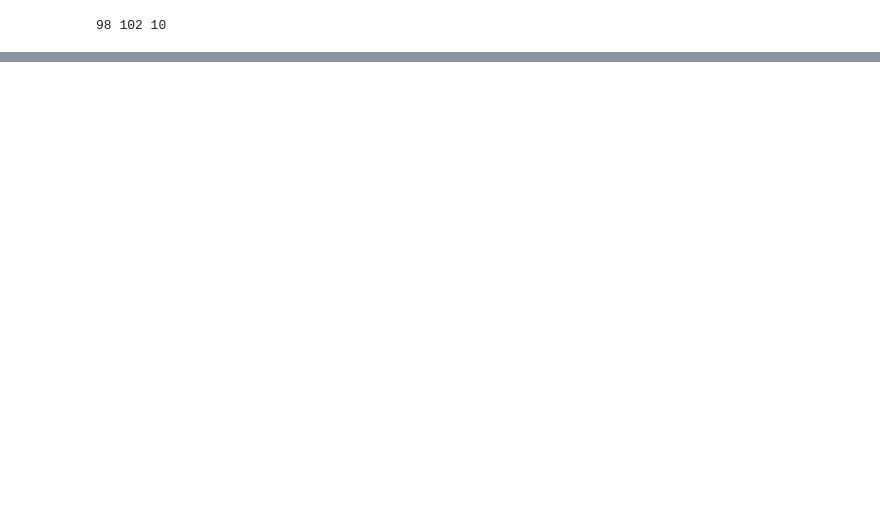
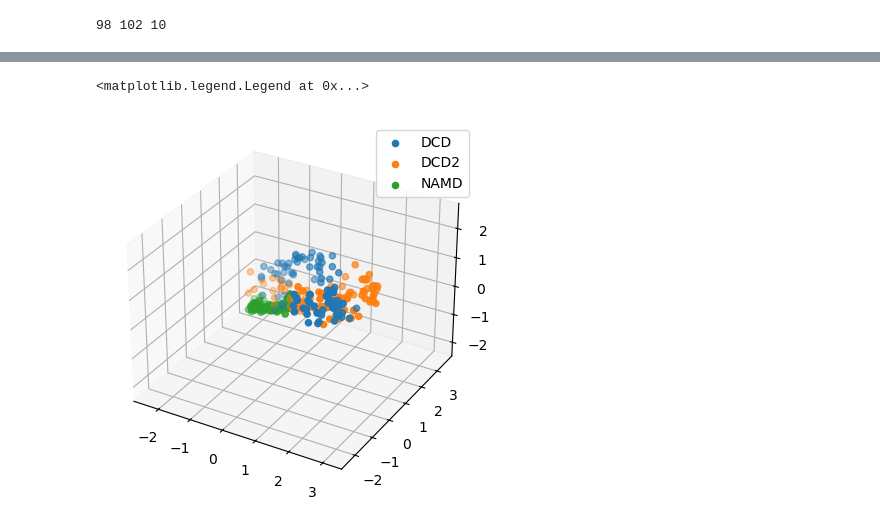
Before and after one commit to yuyuan871111/QMUL_HPC_note_w_MDAnalysis, a Jupyter notebook: Tutorial_notebook/Tutorial07_TrajSimilar.ipynb, the cells around one changed output, grey strips where cells are left out. Saved outputs shown, nothing was run; the diff lists cells and outputs as text; code cells hidden in the pictures; blank space fills up the shorter version.

```diff
--- a/Tutorial_notebook/Tutorial07_TrajSimilar.ipynb
+++ b/Tutorial_notebook/Tutorial07_TrajSimilar.ipynb
@@ -254,0 +414,11 @@ print("stds: \n", stds)
+# %%
+reduced1 = details1['reduced_coordinates'][0]
+
+rdfig1 = plt.figure()
+rdax1 = rdfig1.add_subplot(111, projection='3d')
+for data, label in zip_data_with_labels(reduced1):
+    rdax1.scatter(*data, label=label)
+plt.legend()
+# %% [output]
+<matplotlib.legend.Legend at 0x...>
+[figure, added]
```
Also changed, not shown: parts of 76 cells of this notebook, 2 other files.
